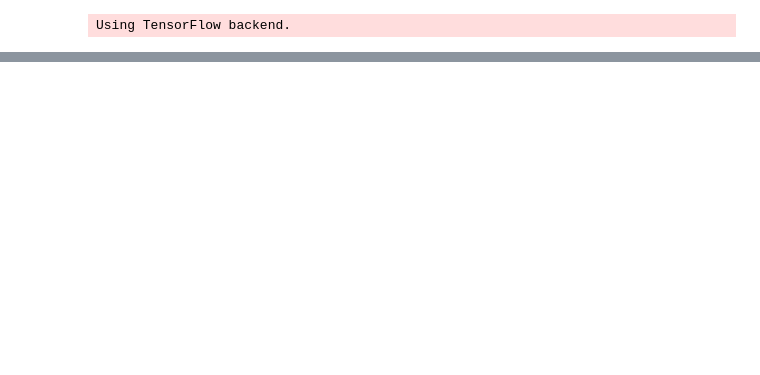
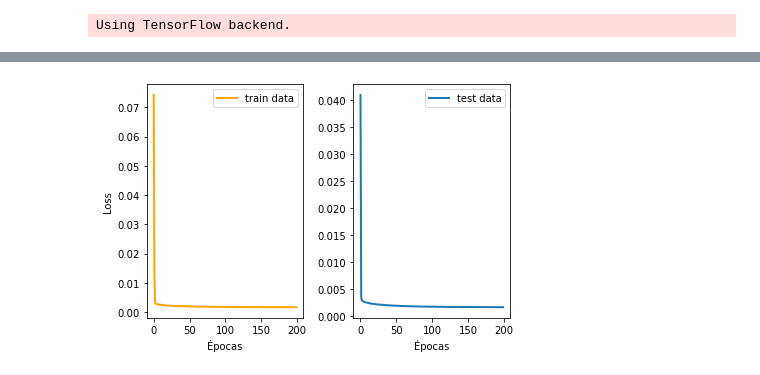
Before and after one commit to denisecammarota/DeepLearning, a Jupyter notebook: Pract4/Ej5.ipynb, the cells around one changed output, grey strips where cells are left out. Cells and saved outputs as stored; diff of their text form; code cells hidden in the pictures; blank space fills up the shorter version.

```diff
--- a/Pract4/Ej5.ipynb
+++ b/Pract4/Ej5.ipynb
@@ -89,3 +91,16 @@ loss_final_tr = history.history['val_loss'][-1]
+# %%
+fig, (ax1, ax2) = plt.subplots(1, 2)
+ax2.plot(history.history['val_loss'],label='test data',linewidth=2)
+ax1.set_xlabel('Épocas')
+ax2.set_xlabel('Épocas')
+ax1.set_ylabel('Loss')
+ax2.legend()
+ax1.plot(history.history['loss'],label='train data',linewidth=2,c='orange')
+ax1.legend()
+plt.tight_layout()
+fig.savefig('ej5_loss_1.pdf')
+# %% [output]
+[figure, added]
 # %%
 y_pr = model.predict(x_test)
 plt.scatter(y_pr,y_test)
```
Also changed, not shown: parts of 5 cells of this notebook, 28 other files.
